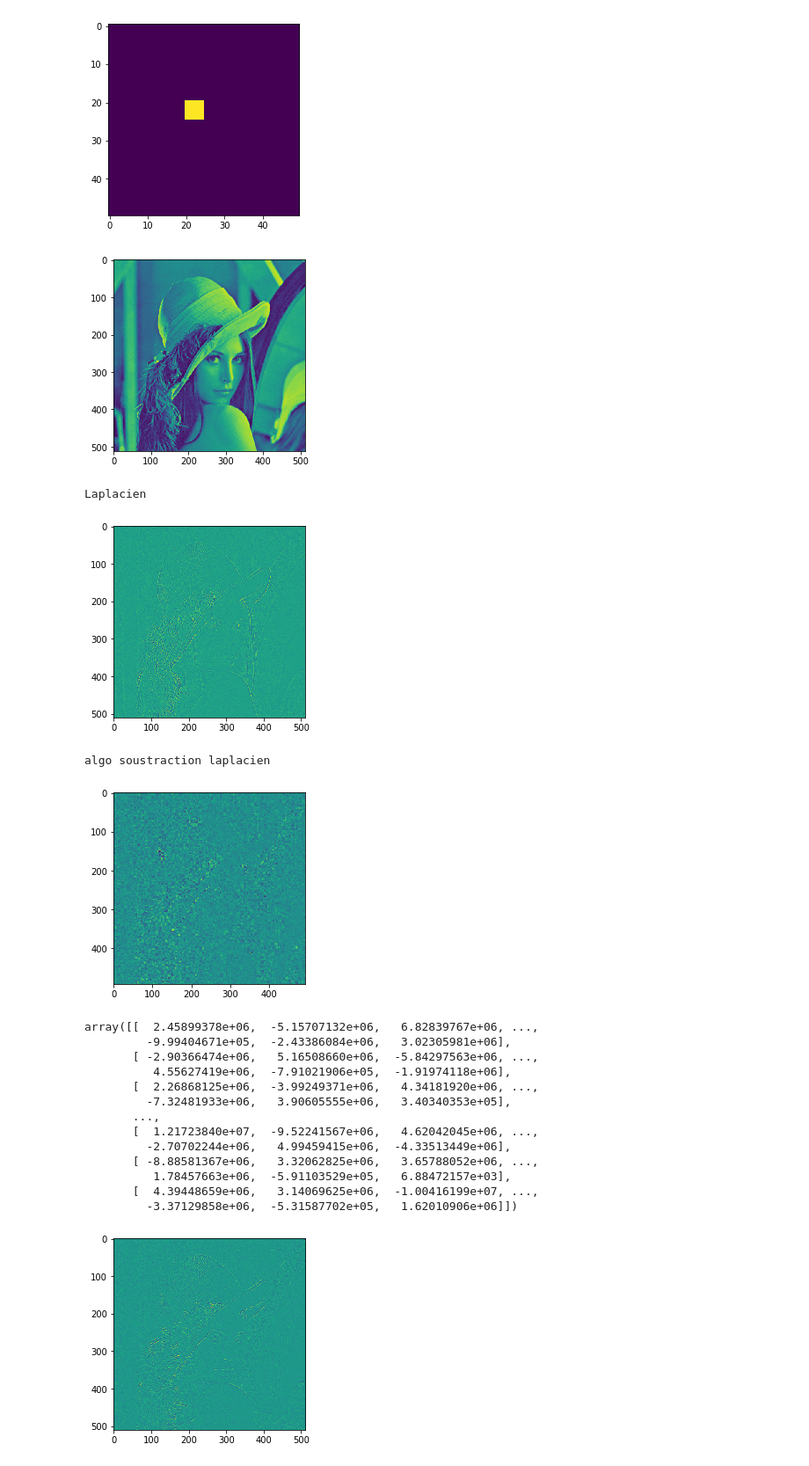
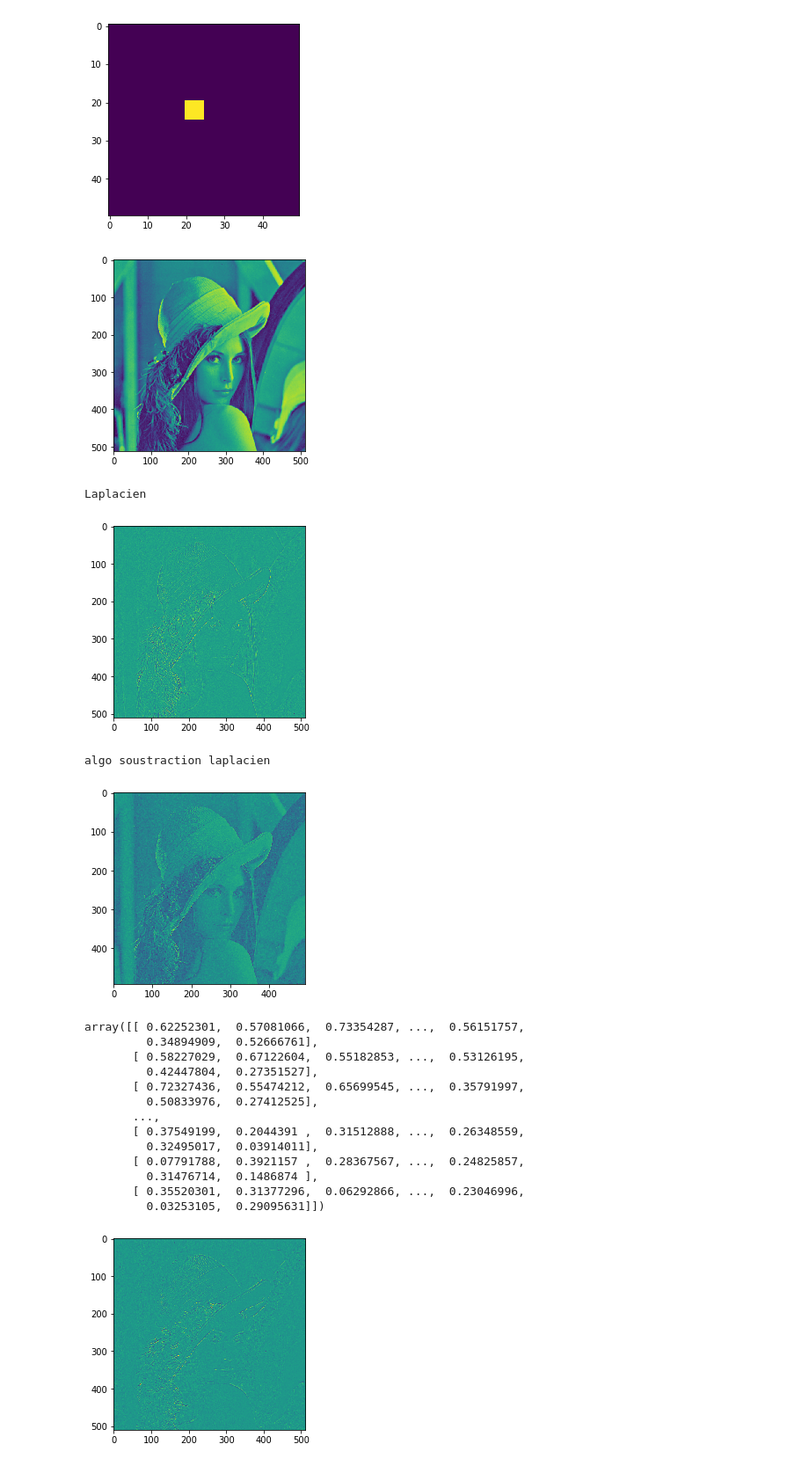
Before and after one commit to koper921/TP2, a Jupyter notebook: TP3.ipynb, the cells around one changed output. Shown at 88% size. Saved outputs shown, nothing was run; the diff lists cells and outputs as text; code cells hidden in the pictures.

```diff
--- a/TP3.ipynb
+++ b/TP3.ipynb
@@ -165,34 +161,34 @@ def algo( u, epsilon):
 # %%
 
 femme = f =misc.imread('lena.bmp',flatten=False, mode= 'RGB')
 femme= femme / 255
 femme = np.mean(femme,axis=2)
 plt.imshow(femme)
 plt.show()
 print("Laplacien")
 plt.imshow(Laplacien2(femme))
 plt.show()
 print("algo soustraction laplacien")
-algo(femme,1)
+algo(femme,0.05)
 # %% [output]
 [figure]
 Laplacien
 [figure]
 algo soustraction laplacien
-[figure, old version]
+[figure, new version]
-array([[  2.45899378e+06,  -5.15707132e+06,   6.82839767e+06, ...,
-         -9.99404671e+05,  -2.43386084e+06,   3.02305981e+06],
-       [ -2.90366474e+06,   5.16508660e+06,  -5.84297563e+06, ...,
-          4.55627419e+06,  -7.91021906e+05,  -1.91974118e+06],
-       [  2.26868125e+06,  -3.99249371e+06,   4.34181920e+06, ...,
-         -7.32481933e+06,   3.90605555e+06,   3.40340353e+05],
+array([[ 0.62252301,  0.57081066,  0.73354287, ...,  0.56151757,
+         0.34894909,  0.52666761],
+       [ 0.58227029,  0.67122604,  0.55182853, ...,  0.53126195,
+         0.42447804,  0.27351527],
+       [ 0.72327436,  0.55474212,  0.65699545, ...,  0.35791997,
+         0.50833976,  0.27412525],
        ...,
-       [  1.21723840e+07,  -9.52241567e+06,   4.62042045e+06, ...,
-         -2.70702244e+06,   4.99459415e+06,  -4.33513449e+06],
-       [ -8.88581367e+06,   3.32062825e+06,   3.65788052e+06, ...,
-          1.78457663e+06,  -5.91103529e+05,   6.88472157e+03],
-       [  4.39448659e+06,   3.14069625e+06,  -1.00416199e+07, ...,
-         -3.37129858e+06,  -5.31587702e+05,   1.62010906e+06]])
+       [ 0.37549199,  0.2044391 ,  0.31512888, ...,  0.26348559,
+         0.32495017,  0.03914011],
+       [ 0.07791788,  0.3921157 ,  0.28367567, ...,  0.24825857,
+         0.31476714,  0.1486874 ],
+       [ 0.35520301,  0.31377296,  0.06292866, ...,  0.23046996,
+         0.03253105,  0.29095631]])
 # %%
 grad2_x, grad2_y = Laplacien1(f)
 
```
Also changed, not shown: parts of 1 cell of this notebook.
